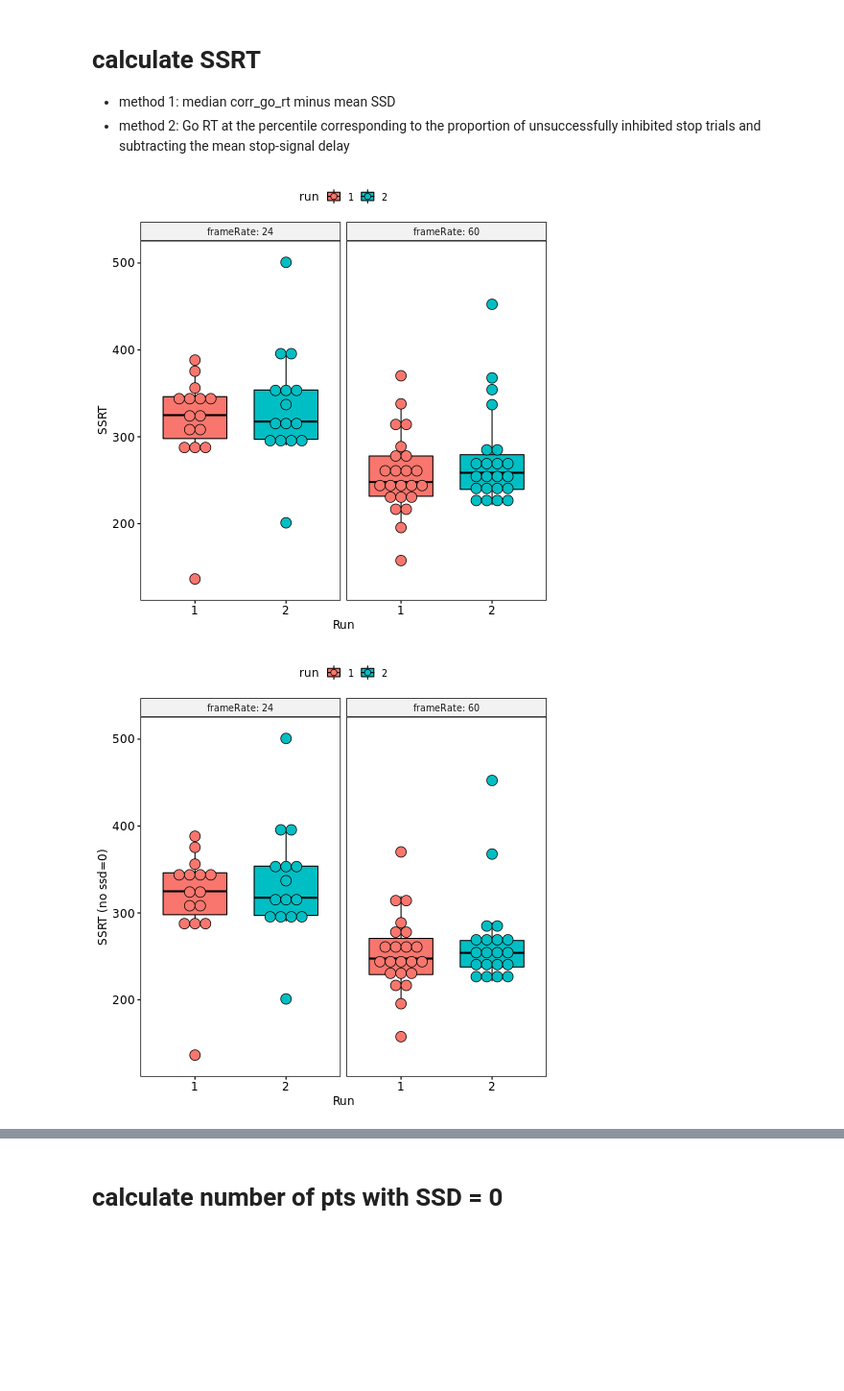
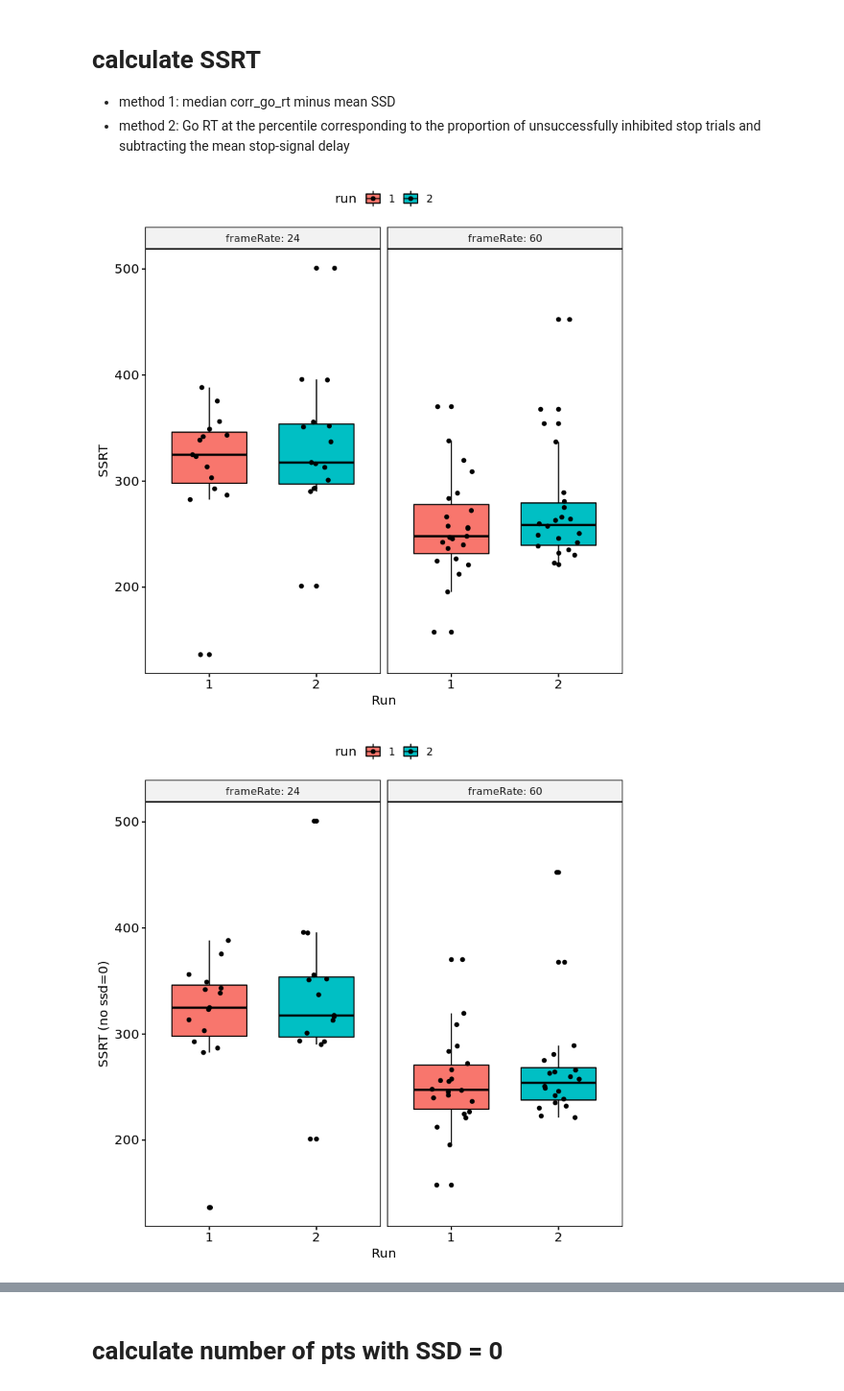
Before and after one commit to tbweng/ULG, a Jupyter notebook: analyses/ULG_fMRI-task_bdata_R.ipynb, the cells around one changed output, grey strips where cells are left out. Shown: that part at 96% size. Cells and saved outputs as stored; diff of their text form; code cells hidden in the pictures; blank space fills up the shorter version.

```diff
--- a/analyses/ULG_fMRI-task_bdata_R.ipynb
+++ b/analyses/ULG_fMRI-task_bdata_R.ipynb
@@ -205,8 +153,6 @@ SST_rt_filt %>%
 - method 1: median corr_go_rt minus mean SSD
 - method 2: Go RT at the percentile corresponding to the proportion of unsuccessfully inhibited stop trials and subtracting the mean stop-signal delay
 # %%
-%%R
-
 median_go_rt <- SST_long %>%
   filter(trial_type == 'go' & key_response.corr == 1) %>%
   group_by(participant, run, frameRate) %>%
@@ -222,13 +168,12 @@ SSRT <- merge(meanSSD, median_go_rt, by = c('participant','run', 'frameRate'))
 
 
 mutate(SSRT, SSRT = 1000*(median - meanSSD)) %>%
-  ggboxplot(., "run", "SSRT", fill = "run", ylab = "SSRT", xlab = "Run", facet.by = "frameRate", add = "dotplot", short.panel.labs = FALSE)
+  ggboxplot(., "run", "SSRT", fill = "run", ylab = "SSRT", xlab = "Run", facet.by = "frameRate", add = "jitter", short.panel.labs = FALSE)
 # %% [output]
-[figure, old version]
+[figure, new version]
 # %%
-%%R
 # filter out SSD = 0
 mutate(filter(SSRT, meanSSD > 0/.09), SSRT = 1000*(median - meanSSD)) %>%
-  ggboxplot(., "run", "SSRT", fill = "run", ylab = "SSRT (no ssd=0)", xlab = "Run", facet.by = "frameRate", add = "dotplot", short.panel.labs = FALSE)
+  ggboxplot(., "run", "SSRT", fill = "run", ylab = "SSRT (no ssd=0)", xlab = "Run", facet.by = "frameRate", add = "jitter", short.panel.labs = FALSE)
 # %% [output]
-[figure, old version]
+[figure, new version]
```
Also changed, not shown: parts of 19 cells of this notebook.
